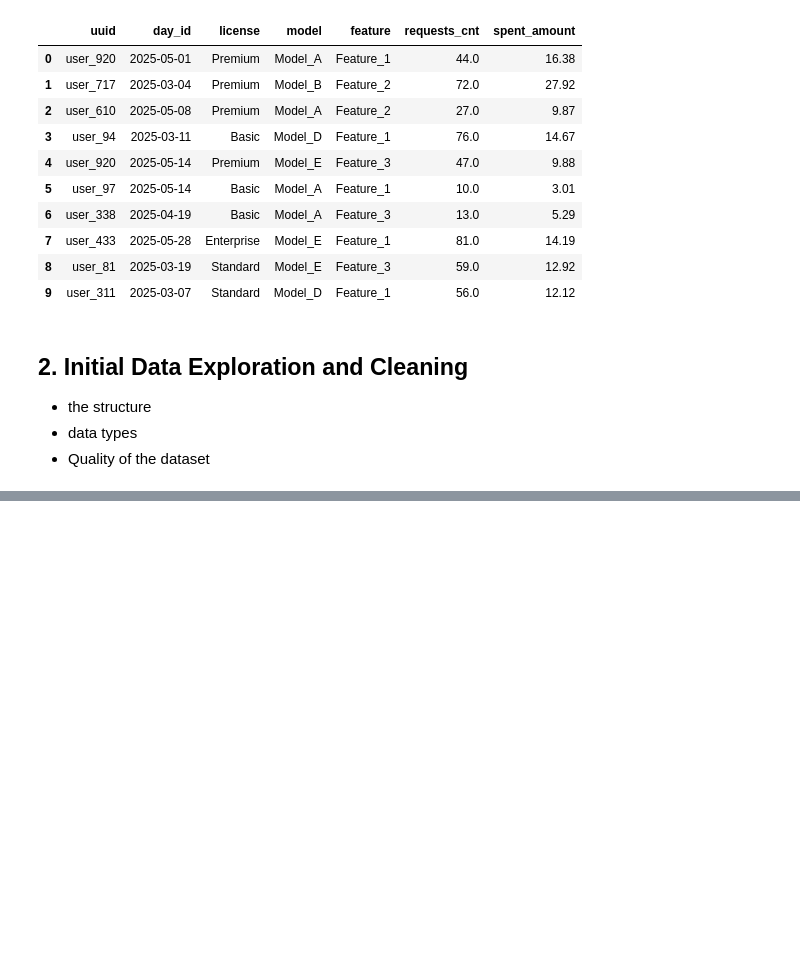
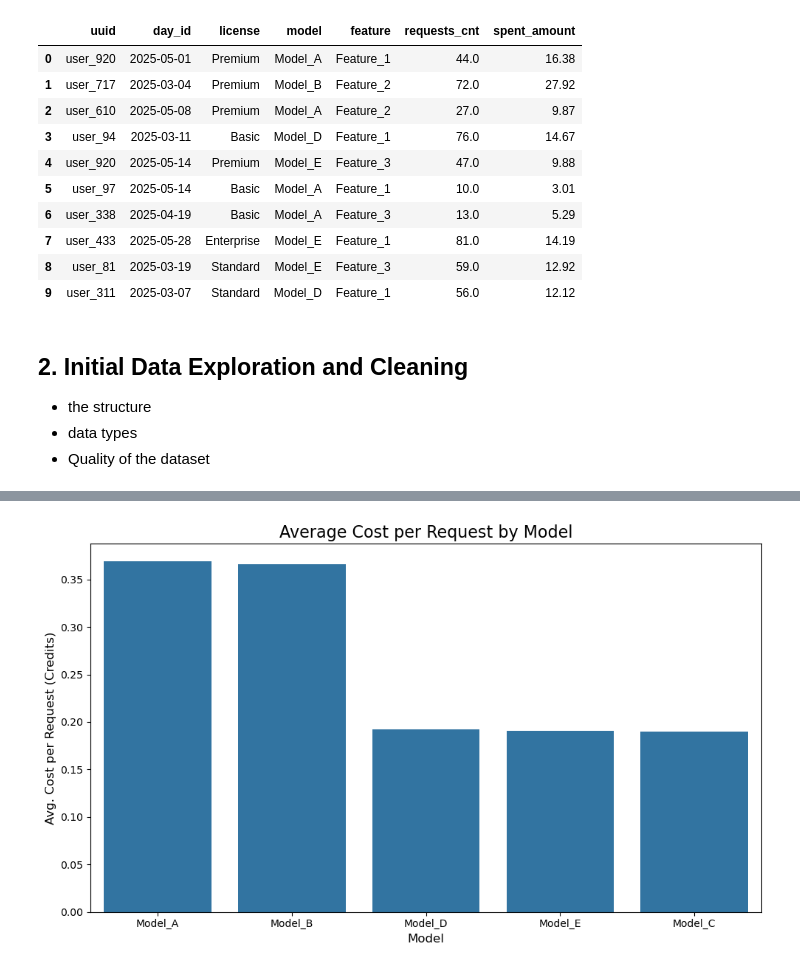
Before and after one commit to wassim-mezghanni/Analytics-of-ML-Features-Usage-in-IDEs, a Jupyter notebook: Analytics of ML Features.ipynb, the cells around one changed output, grey strips where cells are left out. Cells and saved outputs as stored; diff of their text form; code cells hidden in the pictures; blank space fills up the shorter version.

```diff
--- a/Analytics of ML Features.ipynb
+++ b/Analytics of ML Features.ipynb
@@ -104,0 +347,84 @@ Duplicate rows: 0
+# %%
+df = pd.read_csv("processed_da_dataset.csv", parse_dates=['day_id'])
+
+# --- 1. Cost Analysis (Cost per Request) ---
+print("\n--- 1. Cost Analysis ---")
+df['cost_per_request'] = df['spent_amount'] / df['requests_cnt']
+
+# Average cost by Model
+avg_cost_model = df.groupby('model')['cost_per_request'].mean().reset_index().sort_values('cost_per_request', ascending=False)
+print("\nAverage Cost per Request by Model:")
+print(avg_cost_model)
+
+plt.figure(figsize=(10, 6))
+ax1 = sns.barplot(data=avg_cost_model, x='model', y='cost_per_request')
+ax1.set_title('Average Cost per Request by Model', fontsize=16)
+ax1.set_xlabel('Model', fontsize=12)
+ax1.set_ylabel('Avg. Cost per Request (Credits)', fontsize=12)
+plt.tight_layout()
+plt.savefig('model_avg_cost_per_request.png')
+print("Saved 'model_avg_cost_per_request.png'")
+
+# Average cost by Feature
+avg_cost_feature = df.groupby('feature')['cost_per_request'].mean().reset_index().sort_values('cost_per_request', ascending=False)
+print("\nAverage Cost per Request by Feature:")
+print(avg_cost_feature)
+
+plt.figure(figsize=(10, 6))
+ax2 = sns.barplot(data=avg_cost_feature, x='feature', y='cost_per_request')
+ax2.set_title('Average Cost per Request by Feature', fontsize=16)
+ax2.set_xlabel('Feature', fontsize=12)
+ax2.set_ylabel('Avg. Cost per Request (Credits)', fontsize=12)
+plt.tight_layout()
+plt.savefig('feature_avg_cost_per_request.png')
+print("Saved 'feature_avg_cost_per_request.png'")
+
+# --- 2. Activity vs. Spending (Scatter Plot) ---
+print("\n--- 2. Activity vs. Spending ---")
+# Sample 10,000 points to avoid the overplotting
+df_sample = df.sample(n=10000, random_state=1)
+
+# Scatter Plot
+plt.figure(figsize=(10, 6))
+sns.scatterplot(data=df_sample, x='requests_cnt', y='spent_amount', alpha=0.3)
+plt.title('Requests vs. Spending (Log-Log Scale, Sample of 10k points)', fontsize=16)
+plt.xlabel('Requests Count (Log Scale)', fontsize=12)
+plt.ylabel('Spent Amount (Log Scale)', fontsize=12)
+plt.xscale('log')
+plt.yscale('log')
+plt.tight_layout()
+plt.savefig('requests_vs_spending_scatter_log.png')
+print("Saved 'requests_vs_spending_scatter_log.png'")
+print("Log-log scatter plot shows distinct clusters, likely representing the different model costs.")
+
+# --- 3. Usage Heatmaps (Interaction Effects) ---
+print("\n--- 3. Usage Heatmaps ---")
+
+# heatmap: Model vs. Feature (Total Requests)
+model_feature_pivot = df.pivot_table(index='model', columns='feature', values='requests_cnt', aggfunc='sum', fill_value=0)
+print("\nPivot Table: Total Requests (Model vs. Feature)")
+print(model_feature_pivot)
+
+plt.figure(figsize=(12, 7))
+sns.heatmap(model_feature_pivot, annot=True, fmt=',.0f', cmap='viridis', linewidths=.5)
+plt.title('Heatmap: Total Requests by Model and Feature', fontsize=16)
+plt.xlabel('Feature', fontsize=12)
+plt.ylabel('Model', fontsize=12)
+plt.tight_layout()
+plt.savefig('heatmap_model_vs_feature_requests.png')
+print("Saved 'heatmap_model_vs_feature_requests.png'")
+
+# Heatmap: License vs. Feature (Total Requests)
+license_feature_pivot = df.pivot_table(index='license', columns='feature', values='requests_cnt', aggfunc='sum', fill_value=0)
+print("\nPivot Table: Total Requests (License vs. Feature)")
+print(license_feature_pivot)
+
+plt.figure(figsize=(12, 7))
+sns.heatmap(license_feature_pivot, annot=True, fmt=',.0f', cmap='viridis', linewidths=.5)
+plt.title('Heatmap: Total Requests by License and Feature', fontsize=16)
+plt.xlabel('Feature', fontsize=12)
+plt.ylabel('License', fontsize=12)
+plt.tight_layout()
+plt.savefig('heatmap_license_vs_feature_requests.png')
+print("Saved 'heatmap_license_vs_feature_requests.png'")
+# %% [output]
@@ -104,0 +448 @@ Duplicate rows: 0
+[figure, added]
```
Also changed, not shown: parts of 15 cells of this notebook, 16 other files.
